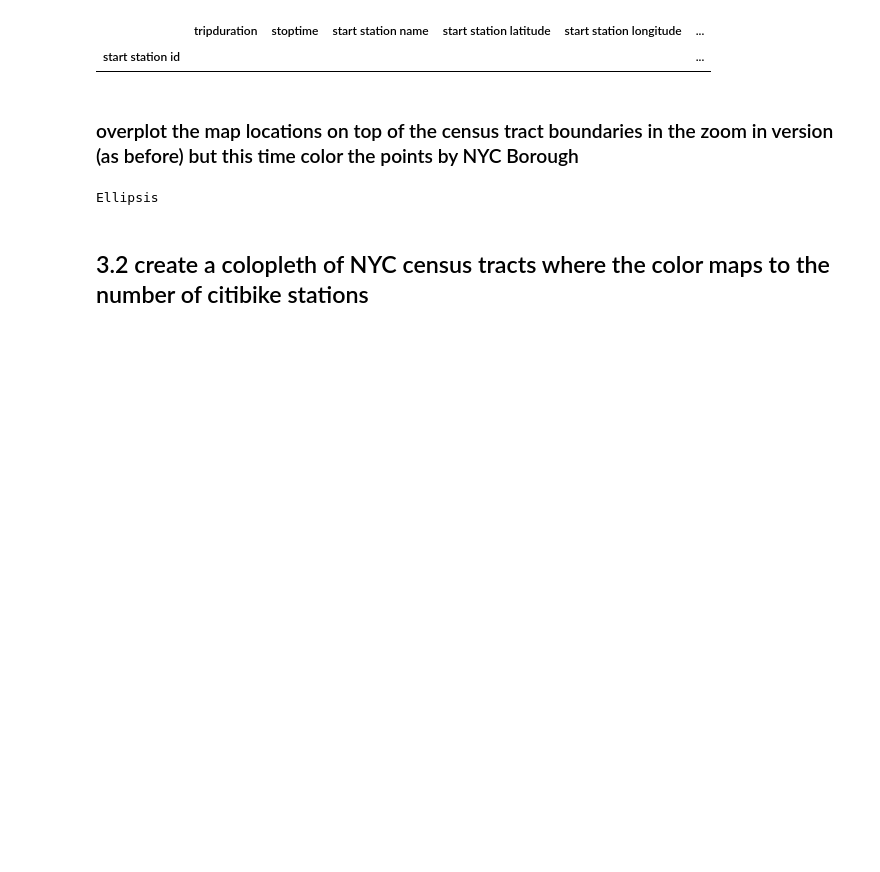
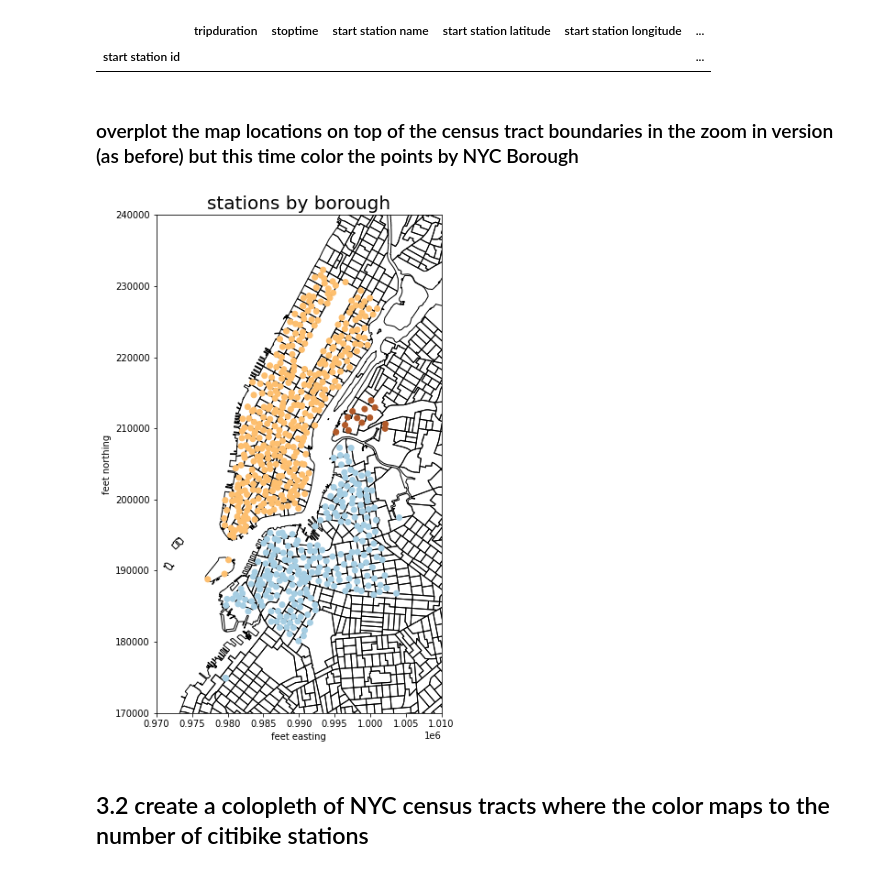
Before and after one commit to ReidelVichot/PUA2022_RVichot, a Jupyter notebook: HW4/Geospatial_NYCCitiBike_answer.ipynb, the cells around one changed output. Drawn from its saved outputs; the diff is of its cells as text; code cells hidden in the pictures; blank space fills up the shorter version.

```diff
--- a/HW4/Geospatial_NYCCitiBike_answer.ipynb
+++ b/HW4/Geospatial_NYCCitiBike_answer.ipynb
@@ -440,10 +442,21 @@ cbstations.head()
 | start station id |  |  |  |  |  | ... |
 # %% [markdown]
 ### overplot the map locations on top of the census tract boundaries in the zoom in version (as before) but this time color the points by NYC Borough
-# %%
-...
-# %% [output]
-Ellipsis
+# %%
+#replot
+f, ax = plt.subplots(figsize=(10,10))
+ax.set_xlabel("feet easting")
+ax.set_ylabel("feet northing")
+ax.set_xlim(0.97*1e6,1.01*1e6)
+ax.set_ylim(170000,240000)
+ct_shape.plot(ax=ax, color="None", edgecolor='k')
+#ct_shape.boundary.plot(ax=ax, alpha=0.5, color="k")
+cbstations.plot(column='boro_name', alpha=1,
+              ax=ax, cmap='Paired')
+
+plt.title("stations by borough", fontsize=20);
+# %% [output]
+[figure, added]
 # %% [markdown]
 ## 3.2 create a colopleth of NYC census tracts where the color maps to the number of citibike stations
 # %% [markdown]
```
Also changed, not shown: parts of 9 cells of this notebook.
